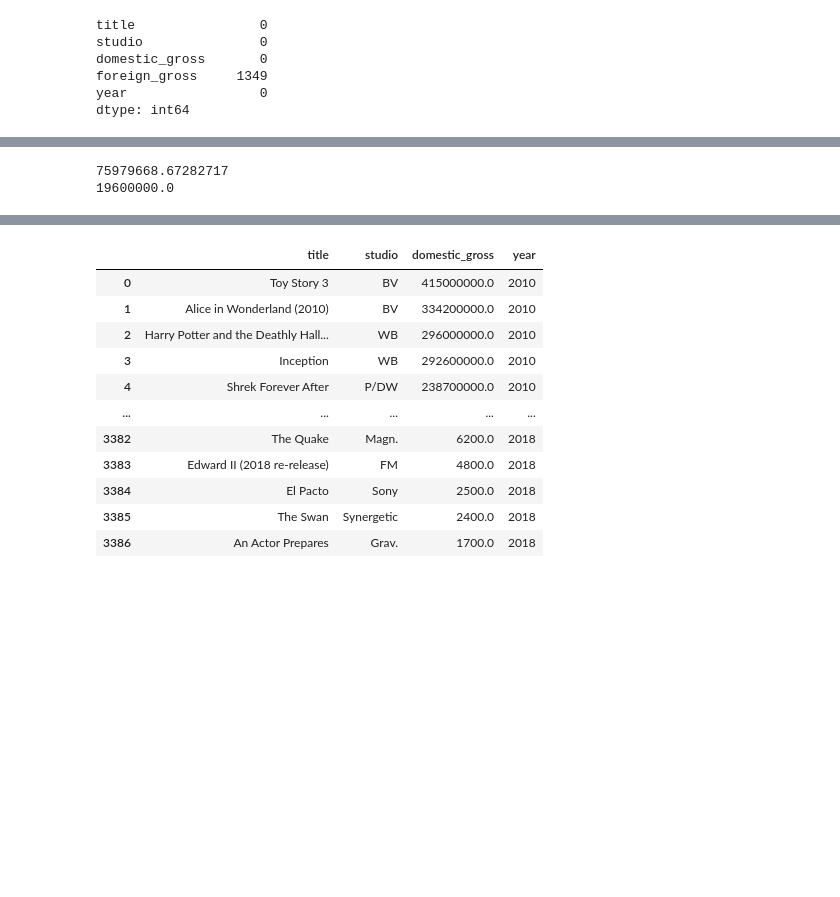
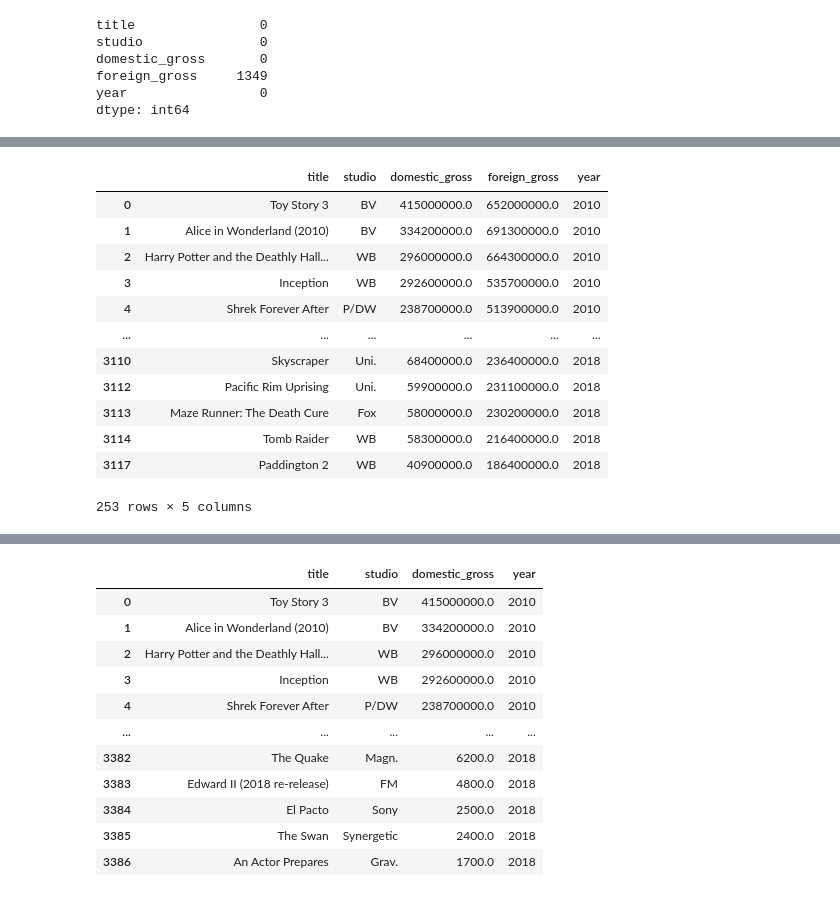
Before and after one commit to jgatharia/DS_Phase_1_Project, a Jupyter notebook: index.ipynb, the cells around one changed output, grey strips where cells are left out. Saved outputs shown, nothing was run; the diff lists cells and outputs as text; code cells hidden in the pictures; blank space fills up the shorter version.

```diff
--- a/index.ipynb
+++ b/index.ipynb
@@ -155,8 +157,24 @@ Name: foreign_gross, Length: 3356, dtype: float64
 # %%
 #there seems to be outliers in this column after first considering to use the measure of central tendancy
-#to fill the null values.
-print(movie_gross['foreign_gross'].mean())
-print(movie_gross['foreign_gross'].median())
+#to fill the null values
+quantile_25 = movie_gross['foreign_gross'].quantile(0.25)
+quantile_75 = movie_gross['foreign_gross'].quantile(0.75)
+iqr = quantile_75 - quantile_25
+lower_bound = quantile_25 - 1.5 * iqr
+upper_bound = quantile_75 + 1.5 * iqr
+outliers = movie_gross[(movie_gross['foreign_gross'] < lower_bound) | (movie_gross['foreign_gross'] > upper_bound)]
+outliers
 # %% [output]
+|  | title | studio | domestic_gross | foreign_gross | year |
+| 0 | Toy Story 3 | BV | 415000000.0 | 652000000.0 | 2010 |
+| 1 | Alice in Wonderland (2010) | BV | 334200000.0 | 691300000.0 | 2010 |
+| 2 | Harry Potter and the Deathly Hall... | WB | 296000000.0 | 664300000.0 | 2010 |
+| 3 | Inception | WB | 292600000.0 | 535700000.0 | 2010 |
+| 4 | Shrek Forever After | P/DW | 238700000.0 | 513900000.0 | 2010 |
+| ... | ... | ... | ... | ... | ... |
+| 3110 | Skyscraper | Uni. | 68400000.0 | 236400000.0 | 2018 |
+| 3112 | Pacific Rim Uprising | Uni. | 59900000.0 | 231100000.0 | 2018 |
+| 3113 | Maze Runner: The Death Cure | Fox | 58000000.0 | 230200000.0 | 2018 |
+| 3114 | Tomb Raider | WB | 58300000.0 | 216400000.0 | 2018 |
+| 3117 | Paddington 2 | WB | 40900000.0 | 186400000.0 | 2018 |
-75979668.67282717
-19600000.0
+253 rows × 5 columns
```
Also changed, not shown: parts of 3 cells of this notebook.
